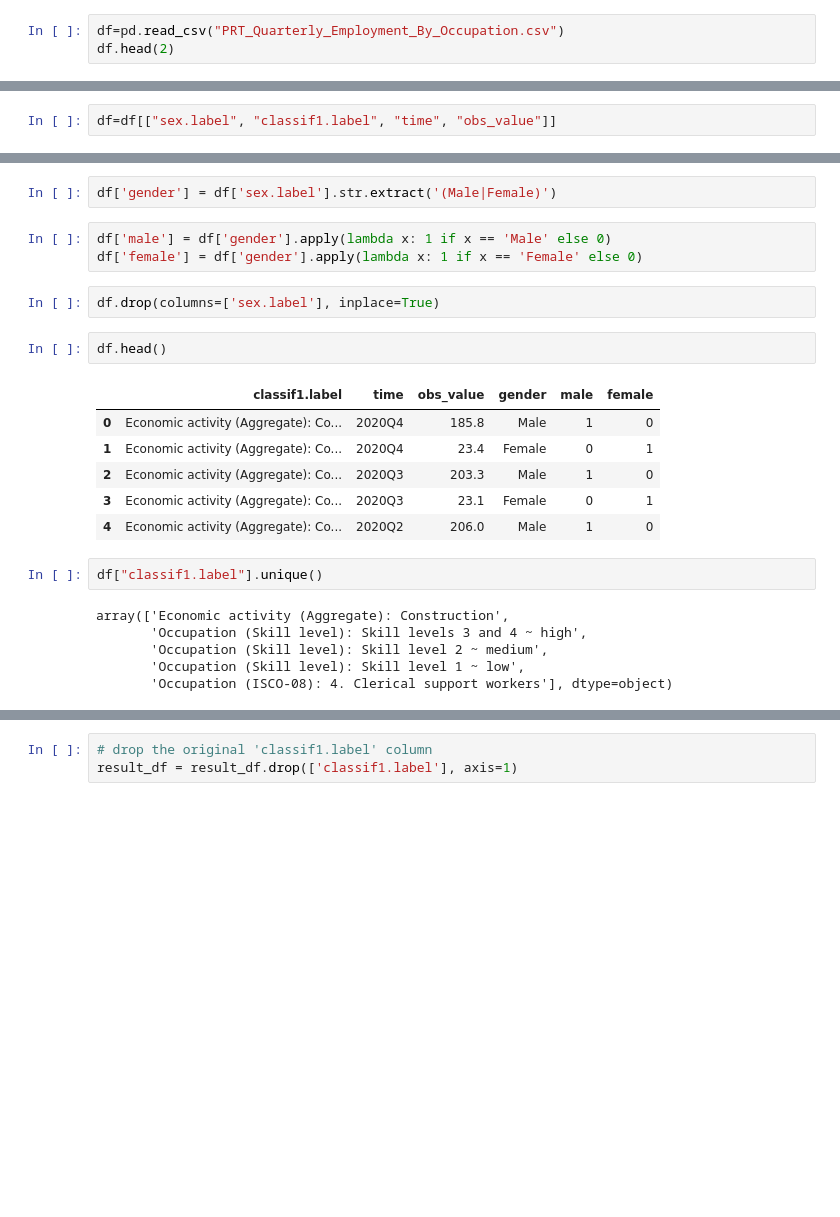
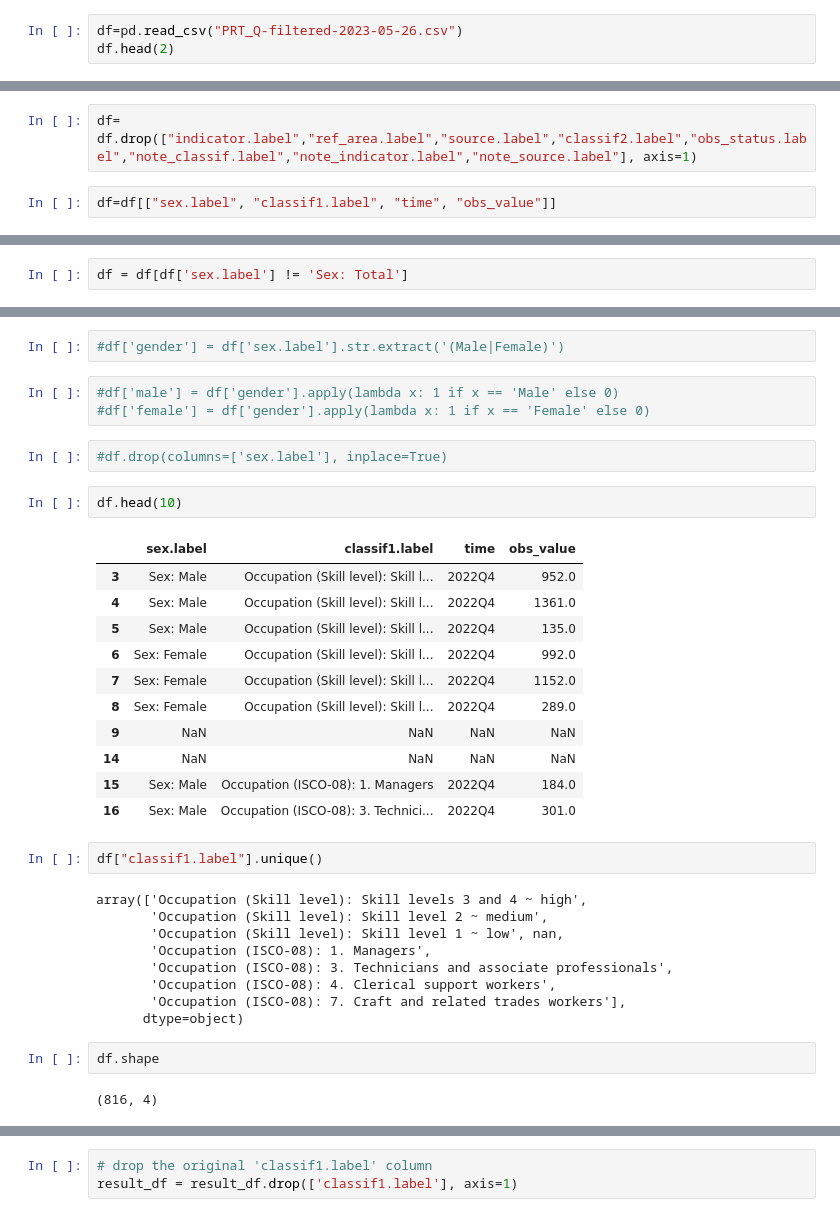
Before and after one commit to OmVootla/MSc-CA2, a Jupyter notebook: 3. Portugal - Data Preparation - Number of Employees per Quarter in Construction Industry..ipynb, the cells around one changed output, grey strips where cells are left out. Cells and saved outputs as stored; diff of their text form; blank space fills up the shorter version.

```diff
--- a/3. Portugal - Data Preparation - Number of Employees per Quarter in Construction Industry..ipynb
+++ b/3. Portugal - Data Preparation - Number of Employees per Quarter in Construction Industry..ipynb
@@ -25,7 +25,7 @@ from sklearn import preprocessing
 ## Display all the columns of the dataframe
 pd.pandas.set_option('display.max_columns', None)
 # %%
-df=pd.read_csv("PRT_Quarterly_Employment_By_Occupation.csv")
+df=pd.read_csv("PRT_Q-filtered-2023-05-26.csv")
 df.head(2)
 # %% [output]
 |  | ref_area.label | indicator.label | source.label | sex.label | classif1.label | classif2.label | time | ... |
@@ -60,3 +65,5 @@ dtype: int64
+# %%
+df= df.drop(["indicator.label","ref_area.label","source.label","classif2.label","obs_status.label","note_classif.label","note_indicator.label","note_source.label"], axis=1)
 # %%
 df=df[["sex.label", "classif1.label", "time", "obs_value"]]
 # %%
@@ -71,3 +84,5 @@ df.head()
+# %%
+df = df[df['sex.label'] != 'Sex: Total']
 # %%
 df["sex.label"].unique()
 # %% [output]
@@ -92,24 +113,36 @@ df.tail()
 # %%
-df['gender'] = df['sex.label'].str.extract('(Male|Female)')
+#df['gender'] = df['sex.label'].str.extract('(Male|Female)')
 # %%
-df['male'] = df['gender'].apply(lambda x: 1 if x == 'Male' else 0)
-df['female'] = df['gender'].apply(lambda x: 1 if x == 'Female' else 0)
+#df['male'] = df['gender'].apply(lambda x: 1 if x == 'Male' else 0)
+#df['female'] = df['gender'].apply(lambda x: 1 if x == 'Female' else 0)
 # %%
-df.drop(columns=['sex.label'], inplace=True)
+#df.drop(columns=['sex.label'], inplace=True)
 # %%
-df.head()
+df.head(10)
 # %% [output]
-|  | classif1.label | time | obs_value | gender | male | female |
-| 0 | Economic activity (Aggregate): Co... | 2020Q4 | 185.8 | Male | 1 | 0 |
-| 1 | Economic activity (Aggregate): Co... | 2020Q4 | 23.4 | Female | 0 | 1 |
-| 2 | Economic activity (Aggregate): Co... | 2020Q3 | 203.3 | Male | 1 | 0 |
-| 3 | Economic activity (Aggregate): Co... | 2020Q3 | 23.1 | Female | 0 | 1 |
-| 4 | Economic activity (Aggregate): Co... | 2020Q2 | 206.0 | Male | 1 | 0 |
+|  | sex.label | classif1.label | time | obs_value |
+| 3 | Sex: Male | Occupation (Skill level): Skill l... | 2022Q4 | 952.0 |
+| 4 | Sex: Male | Occupation (Skill level): Skill l... | 2022Q4 | 1361.0 |
+| 5 | Sex: Male | Occupation (Skill level): Skill l... | 2022Q4 | 135.0 |
+| 6 | Sex: Female | Occupation (Skill level): Skill l... | 2022Q4 | 992.0 |
+| 7 | Sex: Female | Occupation (Skill level): Skill l... | 2022Q4 | 1152.0 |
+| 8 | Sex: Female | Occupation (Skill level): Skill l... | 2022Q4 | 289.0 |
+| 9 | NaN | NaN | NaN | NaN |
+| 14 | NaN | NaN | NaN | NaN |
+| 15 | Sex: Male | Occupation (ISCO-08): 1. Managers | 2022Q4 | 184.0 |
+| 16 | Sex: Male | Occupation (ISCO-08): 3. Technici... | 2022Q4 | 301.0 |
 # %%
 df["classif1.label"].unique()
 # %% [output]
-array(['Economic activity (Aggregate): Construction',
-       'Occupation (Skill level): Skill levels 3 and 4 ~ high',
+array(['Occupation (Skill level): Skill levels 3 and 4 ~ high',
        'Occupation (Skill level): Skill level 2 ~ medium',
-       'Occupation (Skill level): Skill level 1 ~ low',
-       'Occupation (ISCO-08): 4. Clerical support workers'], dtype=object)
+       'Occupation (Skill level): Skill level 1 ~ low', nan,
+       'Occupation (ISCO-08): 1. Managers',
+       'Occupation (ISCO-08): 3. Technicians and associate professionals',
+       'Occupation (ISCO-08): 4. Clerical support workers',
+       'Occupation (ISCO-08): 7. Craft and related trades workers'],
+      dtype=object)
+# %%
+df.shape
+# %% [output]
+(816, 4)
```
Also changed, not shown: parts of 62 cells of this notebook, 6 other files.
